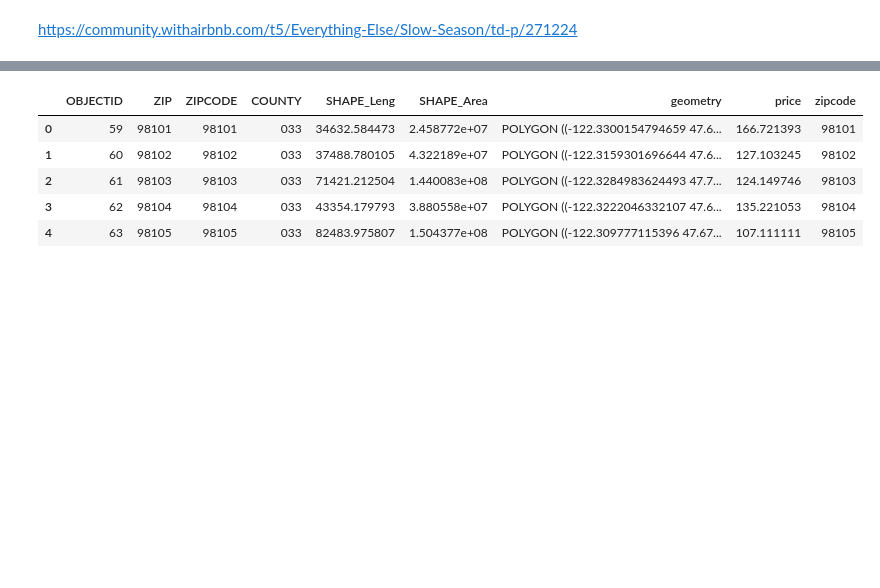
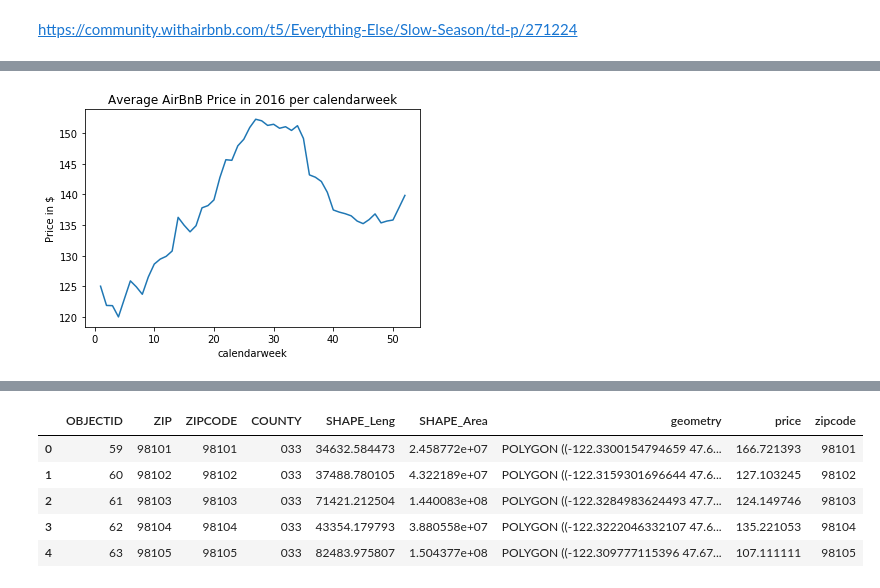
Before and after one commit to Leonhard26/udacity--blog, a Jupyter notebook: udacity_blog_entry.ipynb, the cells around one changed output, grey strips where cells are left out. Saved outputs shown, nothing was run; the diff lists cells and outputs as text; code cells hidden in the pictures; blank space fills up the shorter version.

```diff
--- a/udacity_blog_entry.ipynb
+++ b/udacity_blog_entry.ipynb
@@ -379,0 +386,5 @@ Text(0,0.5,'Price in $')
+# %%
+# observe weekly patern
+plot_function("calendarweek")
+# %% [output]
+[figure, added]
```
Also changed, not shown: parts of 53 cells of this notebook.
